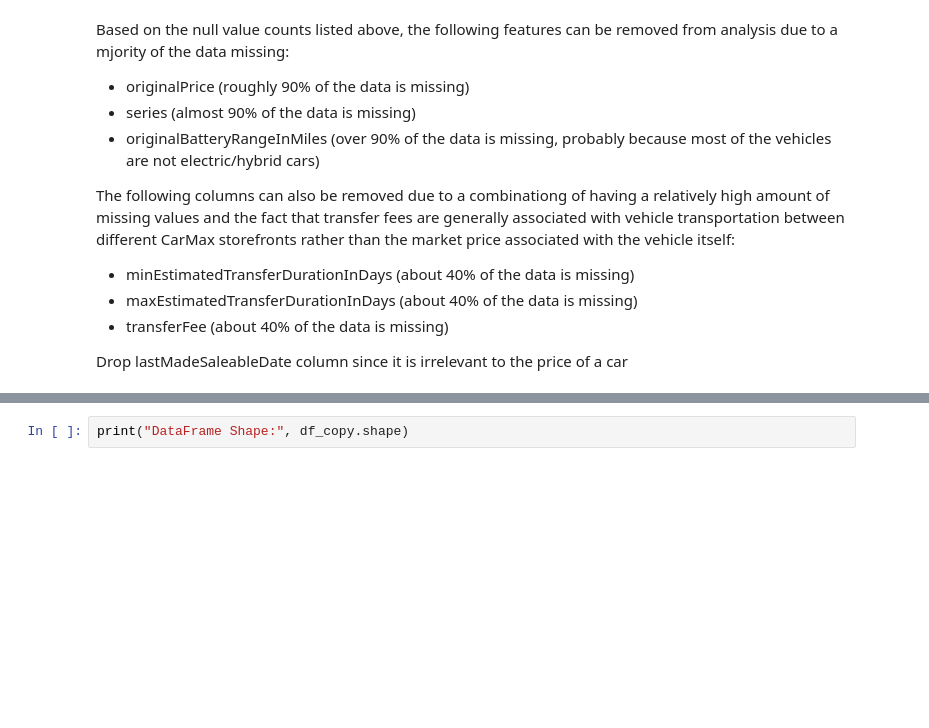
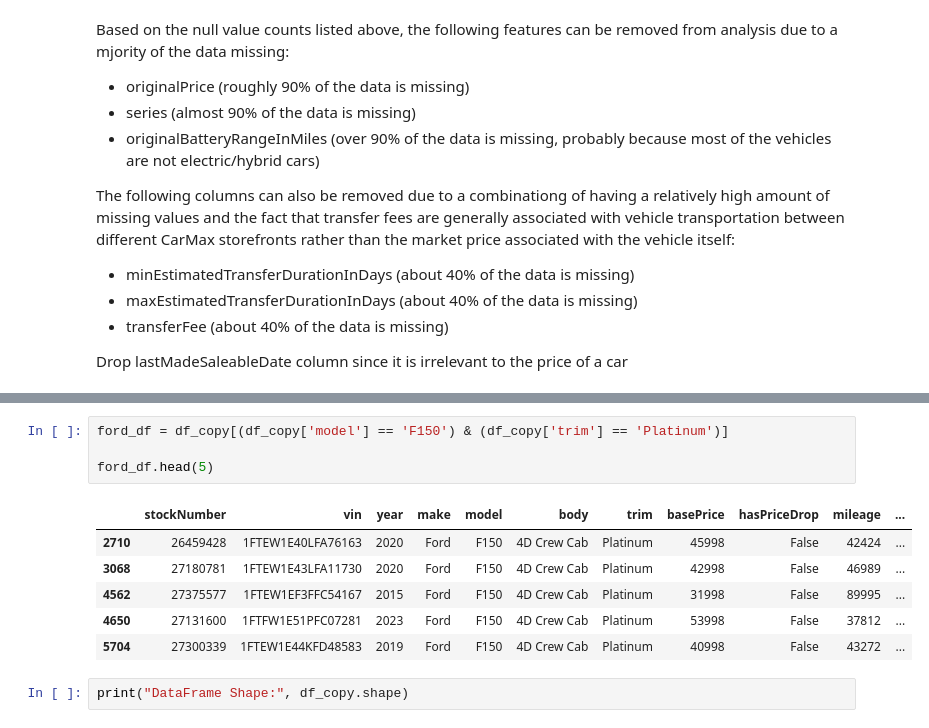
Before and after one commit to demyasa/Predictive-Analysis-of-Car-Trade-In-Values, a Jupyter notebook: EDA.ipynb, the cells around one changed output, grey strips where cells are left out. Cells and saved outputs as stored; diff of their text form; blank space fills up the shorter version.

```diff
--- a/EDA.ipynb
+++ b/EDA.ipynb
@@ -236,3 +266,14 @@ df_copy.head()
+# %%
+ford_df = df_copy[(df_copy['model'] == 'F150') & (df_copy['trim'] == 'Platinum')]
+
+ford_df.head(5)
+# %% [output]
+|  | stockNumber | vin | year | make | model | body | trim | basePrice | hasPriceDrop | mileage | ... |
+| 2710 | 26459428 | 1FTEW1E40LFA76163 | 2020 | Ford | F150 | 4D Crew Cab | Platinum | 45998 | False | 42424 | ... |
+| 3068 | 27180781 | 1FTEW1E43LFA11730 | 2020 | Ford | F150 | 4D Crew Cab | Platinum | 42998 | False | 46989 | ... |
+| 4562 | 27375577 | 1FTEW1EF3FFC54167 | 2015 | Ford | F150 | 4D Crew Cab | Platinum | 31998 | False | 89995 | ... |
+| 4650 | 27131600 | 1FTFW1E51PFC07281 | 2023 | Ford | F150 | 4D Crew Cab | Platinum | 53998 | False | 37812 | ... |
+| 5704 | 27300339 | 1FTEW1E44KFD48583 | 2019 | Ford | F150 | 4D Crew Cab | Platinum | 40998 | False | 43272 | ... |
 # %%
 print("DataFrame Shape:", df_copy.shape)
 # %% [output]
```
Also changed, not shown: parts of 2 cells of this notebook.
